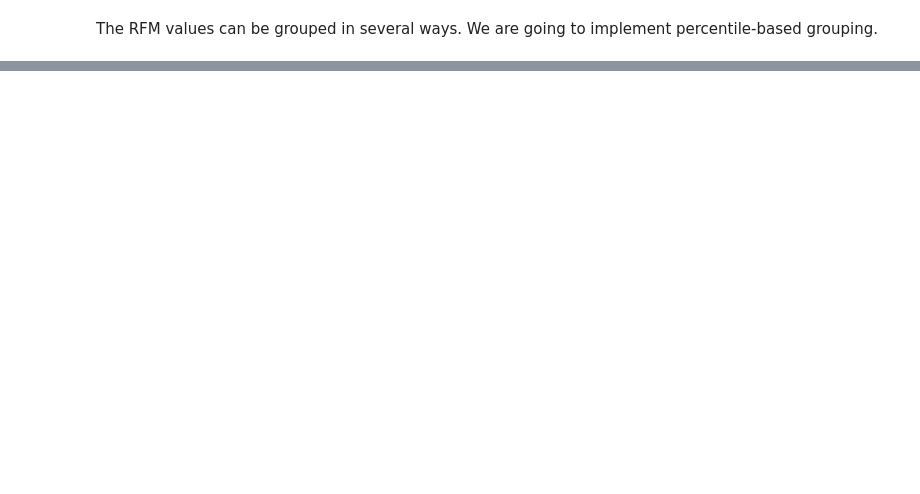
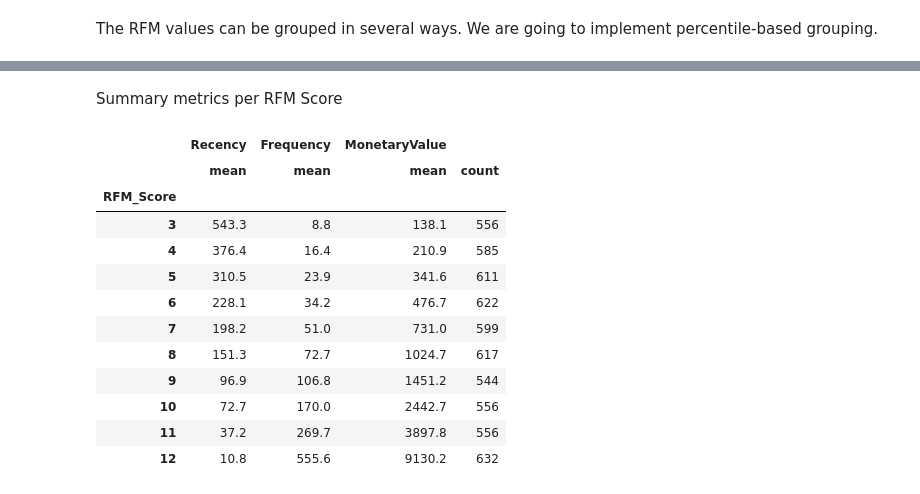
Before and after one commit to walethewave/Advanced-Retail-Analytics-Suite-Customer-Segmentation-Strategic-Insights, a Jupyter notebook: Retail.ipynb, the cells around one changed output, grey strips where cells are left out. Drawn from its saved outputs; the diff is of its cells as text; code cells hidden in the pictures; blank space fills up the shorter version.

```diff
--- a/Retail.ipynb
+++ b/Retail.ipynb
@@ -233,0 +321,25 @@ combined_df_capped.describe()
+# %%
+r_quartiles = pd.qcut(rfm['Recency'], q=4, labels=r_labels)
+f_quartiles = pd.qcut(rfm['Frequency'], q=4, labels=f_labels)
+m_quartiles = pd.qcut(rfm['MonetaryValue'], q=4, labels=m_labels)
+
+# pd.qcut(): This function divides the data into four equal-sized quartiles for each of the R, F, and M metrics.
+
+# Assigning Labels: After dividing the data into quartiles, each customer is assigned a label according to their quartile position. For instance, a customer in the top 25% for Recency will receive a label of 4, and one in the bottom 25% will receive a label of 1.
+# %%
+rfm = rfm.assign(R=r_quartiles, F=f_quartiles, M=m_quartiles)
+# assign(): This method is used to add the quartile labels as new columns (R, F, M) to the rfm DataFrame.
+# %%
+def add_rfm(x):
+    return str(x['R']) + str(x['F']) + str(x['M'])
+
+rfm['RFM_Segment'] = rfm.apply(add_rfm, axis=1)
+
+# add_rfm Function: This function creates a unique RFM segment code for each customer by concatenating their R, F, and M labels into a single string.
+
+# For example, if a customer has R=3, F=2, and M=4, their RFM_Segment will be "324".
+# apply(): This function applies add_rfm to each row of the DataFrame, creating the RFM_Segment column.
+# %%
+rfm['RFM_Score'] = rfm[['R', 'F', 'M']].sum(axis=1)
+# RFM_Score: The sum of the R, F, and M scores. This gives a single score that combines all three metrics.
+# A higher RFM_Score indicates a more valuable customer, as they are recent, frequent, and spend more.
@@ -233,0 +356,24 @@ combined_df_capped.describe()
+# %% [markdown]
+ Summary metrics per RFM Score
+# %%
+rfm.groupby('RFM_Score').agg({'Recency': 'mean', 'Frequency': 'mean', 'MonetaryValue': ['mean', 'count']}).round(1)
+# Grouping by RFM_Score: The groupby('RFM_Score') function groups the data by the RFM_Score you calculated earlier.
+# Aggregating Metrics:
+# Recency: Calculates the mean recency for each RFM_Score group.
+# Frequency: Calculates the mean frequency for each RFM_Score group.
+# MonetaryValue: Calculates both the mean and count of monetary values for each RFM_Score group.
+# round(1): Rounds the results to one decimal place for better readability.
+# %% [output]
+|  | Recency | Frequency | MonetaryValue |  |
+|  | mean | mean | mean | count |
+| RFM_Score |  |  |  |  |
+| 3 | 543.3 | 8.8 | 138.1 | 556 |
+| 4 | 376.4 | 16.4 | 210.9 | 585 |
+| 5 | 310.5 | 23.9 | 341.6 | 611 |
+| 6 | 228.1 | 34.2 | 476.7 | 622 |
+| 7 | 198.2 | 51.0 | 731.0 | 599 |
+| 8 | 151.3 | 72.7 | 1024.7 | 617 |
+| 9 | 96.9 | 106.8 | 1451.2 | 544 |
+| 10 | 72.7 | 170.0 | 2442.7 | 556 |
+| 11 | 37.2 | 269.7 | 3897.8 | 556 |
+| 12 | 10.8 | 555.6 | 9130.2 | 632 |
```
Also changed, not shown: parts of 21 cells of this notebook.
